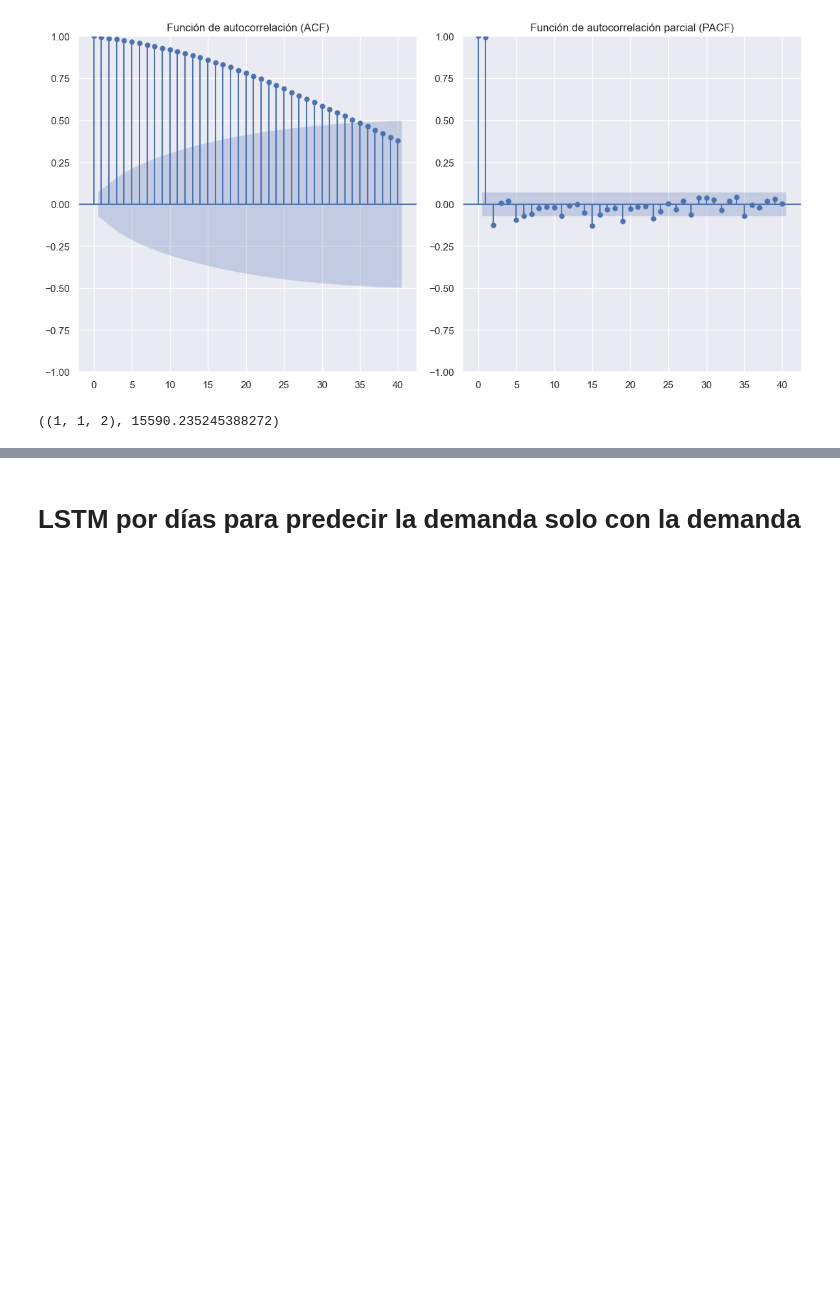
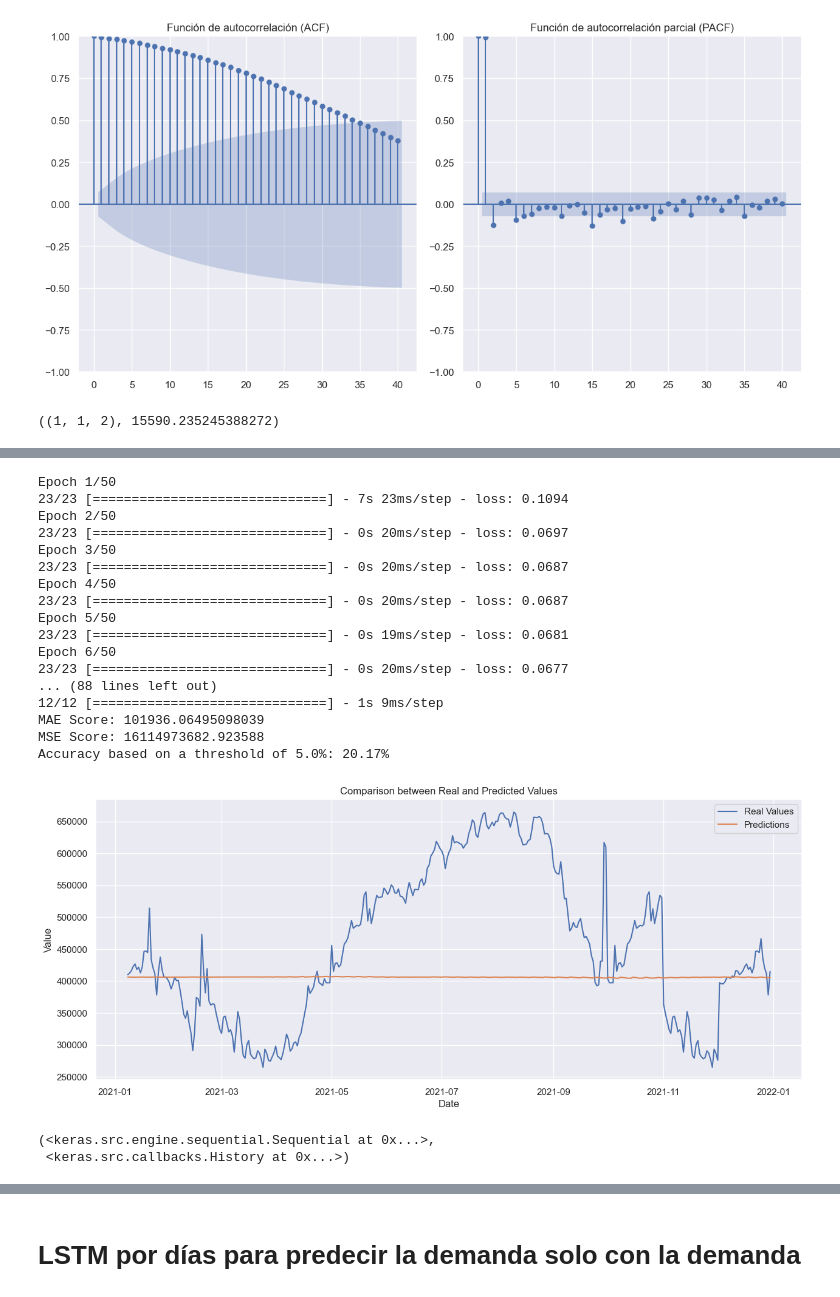
Before and after one commit to Josdelser/Prosumer-TFM, a Jupyter notebook: MLE-ProsumerFinal.ipynb, the cells around one changed output, grey strips where cells are left out. Drawn from its saved outputs; the diff is of its cells as text; code cells hidden in the pictures; blank space fills up the shorter version.

```diff
--- a/MLE-ProsumerFinal.ipynb
+++ b/MLE-ProsumerFinal.ipynb
@@ -1084,0 +1228,31 @@ Warnings:
+# %%
+config3 = {
+    'layers': 2,
+    'units': 128,
+    'return_sequence': True,
+    'recurrent_dropout': 0,
+    'dense_dropout': 0.2,
+    'dense_layers': [32, 64]
+}
+parametrizaciones(dataset, 7, config3)
+# %% [output]
+Epoch 1/50
+23/23 [==============================] - 7s 23ms/step - loss: 0.1094
+Epoch 2/50
+23/23 [==============================] - 0s 20ms/step - loss: 0.0697
+Epoch 3/50
+23/23 [==============================] - 0s 20ms/step - loss: 0.0687
+Epoch 4/50
+23/23 [==============================] - 0s 20ms/step - loss: 0.0687
+Epoch 5/50
+23/23 [==============================] - 0s 19ms/step - loss: 0.0681
+Epoch 6/50
+23/23 [==============================] - 0s 20ms/step - loss: 0.0677
+... (88 lines left out)
+12/12 [==============================] - 1s 9ms/step
+MAE Score: 101936.06495098039
+MSE Score: 16114973682.923588
+Accuracy based on a threshold of 5.0%: 20.17%
+[figure, added]
+(<keras.src.engine.sequential.Sequential at 0x...>,
+ <keras.src.callbacks.History at 0x...>)
```
Also changed, not shown: parts of 32 cells of this notebook, 1 other file.
